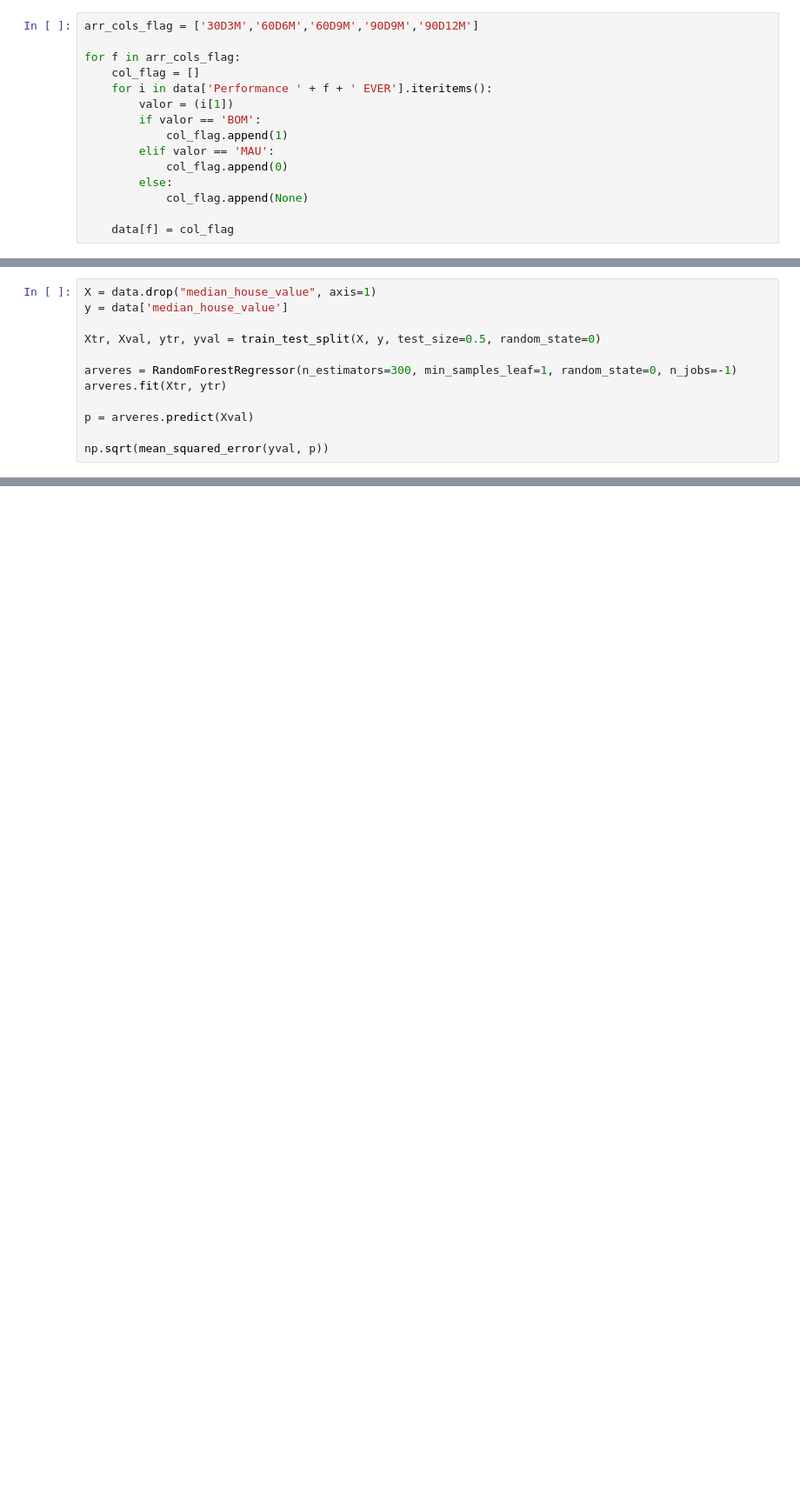
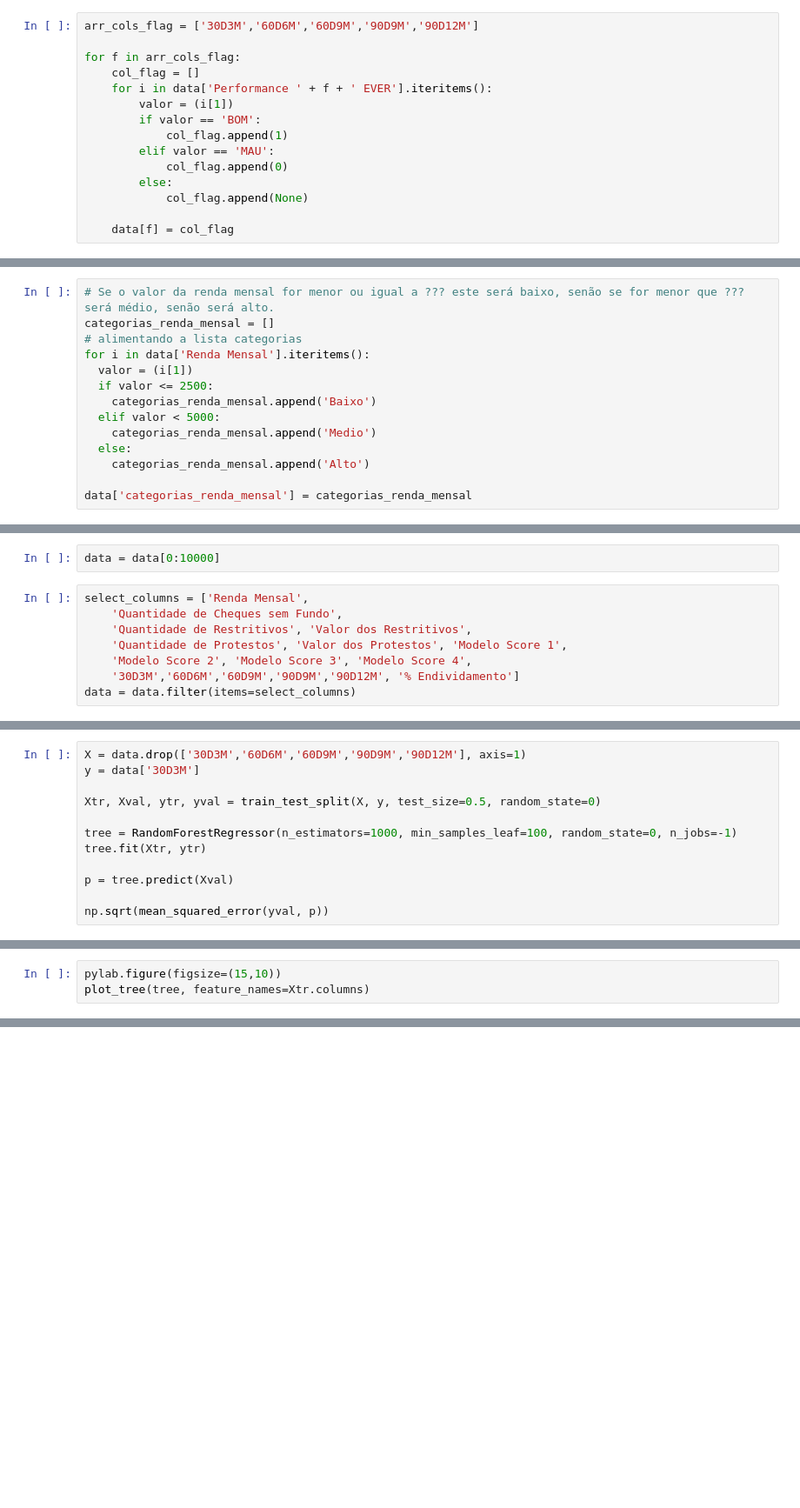
Before and after one commit to lorduakiti/diggi-teste, a Jupyter notebook: estudo_de_caso_diggi/analises/analise_arvore_randomica.ipynb, the cells around one changed output, grey strips where cells are left out. Shown: that part at 87% size. Saved outputs shown, nothing was run; the diff lists cells and outputs as text; blank space fills up the shorter version.

```diff
--- a/estudo_de_caso_diggi/analises/analise_arvore_randomica.ipynb
+++ b/estudo_de_caso_diggi/analises/analise_arvore_randomica.ipynb
@@ -23,0 +51,14 @@ for f in arr_cols_flag:
+# %%
+# Se o valor da renda mensal for menor ou igual a ??? este será baixo, senão se for menor que ??? será médio, senão será alto.
+categorias_renda_mensal = []
+# alimentando a lista categorias
+for i in data['Renda Mensal'].iteritems():
+  valor = (i[1])
+  if valor <= 2500:
+    categorias_renda_mensal.append('Baixo')
+  elif valor < 5000:
+    categorias_renda_mensal.append('Medio')
+  else:
+    categorias_renda_mensal.append('Alto')
+
+data['categorias_renda_mensal'] = categorias_renda_mensal
@@ -28,2 +91,12 @@ from sklearn.ensemble import RandomForestRegressor
 from sklearn.model_selection import train_test_split
 from sklearn.metrics import mean_squared_error
+# %%
+data = data[0:10000]
+# %%
+select_columns = ['Renda Mensal',
+    'Quantidade de Cheques sem Fundo',
+    'Quantidade de Restritivos', 'Valor dos Restritivos',
+    'Quantidade de Protestos', 'Valor dos Protestos', 'Modelo Score 1',
+    'Modelo Score 2', 'Modelo Score 3', 'Modelo Score 4',
+    '30D3M','60D6M','60D9M','90D9M','90D12M', '% Endividamento']
+data = data.filter(items=select_columns)
@@ -30,12 +158,12 @@ from sklearn.metrics import mean_squared_error
 # %%
-X = data.drop("median_house_value", axis=1)
-y = data['median_house_value']
+X = data.drop(['30D3M','60D6M','60D9M','90D9M','90D12M'], axis=1)
+y = data['30D3M']
 
 Xtr, Xval, ytr, yval = train_test_split(X, y, test_size=0.5, random_state=0)
 
-arveres = RandomForestRegressor(n_estimators=300, min_samples_leaf=1, random_state=0, n_jobs=-1)
-arveres.fit(Xtr, ytr)
+tree = RandomForestRegressor(n_estimators=1000, min_samples_leaf=100, random_state=0, n_jobs=-1)
+tree.fit(Xtr, ytr)
 
-p = arveres.predict(Xval)
+p = tree.predict(Xval)
 
 np.sqrt(mean_squared_error(yval, p))
@@ -76,0 +196,4 @@ subspace sampling
+# %%
+pylab.figure(figsize=(15,10))
+plot_tree(tree, feature_names=Xtr.columns)
+# %% [output]
@@ -76,0 +201 @@ subspace sampling
+[figure, added]
```
Also changed, not shown: parts of 52 cells of this notebook.
